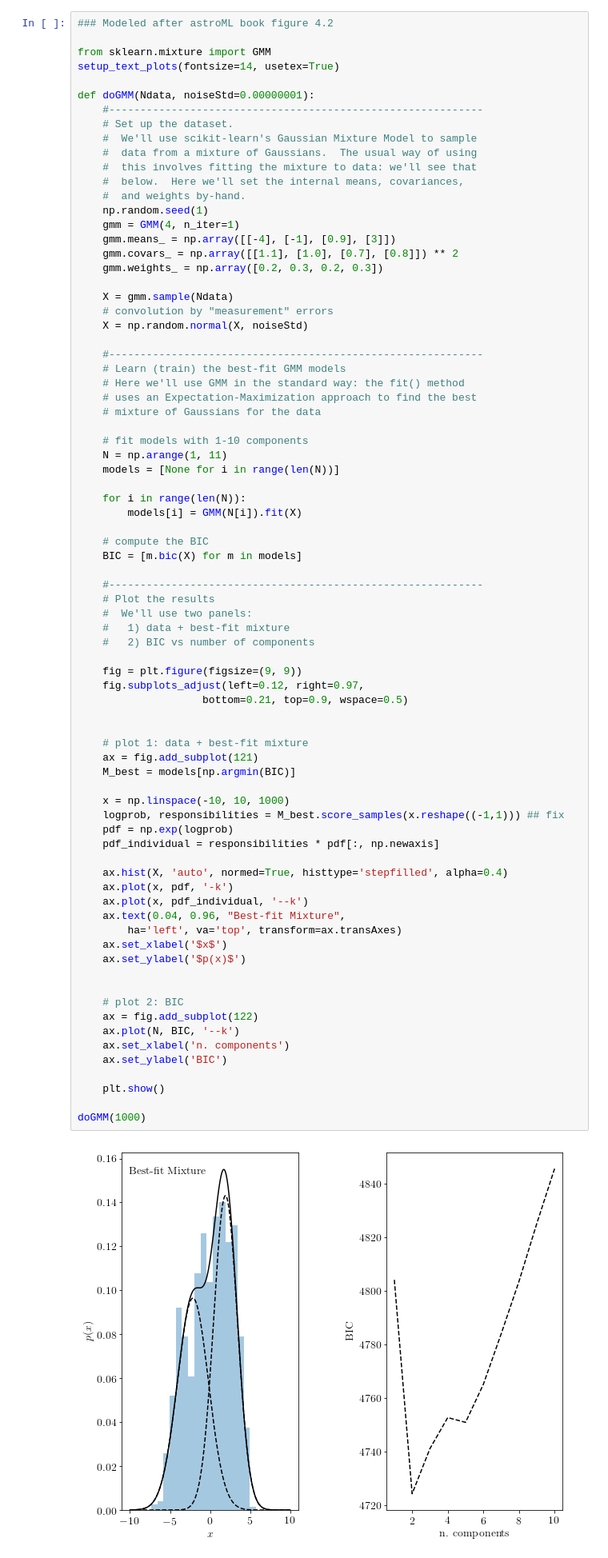
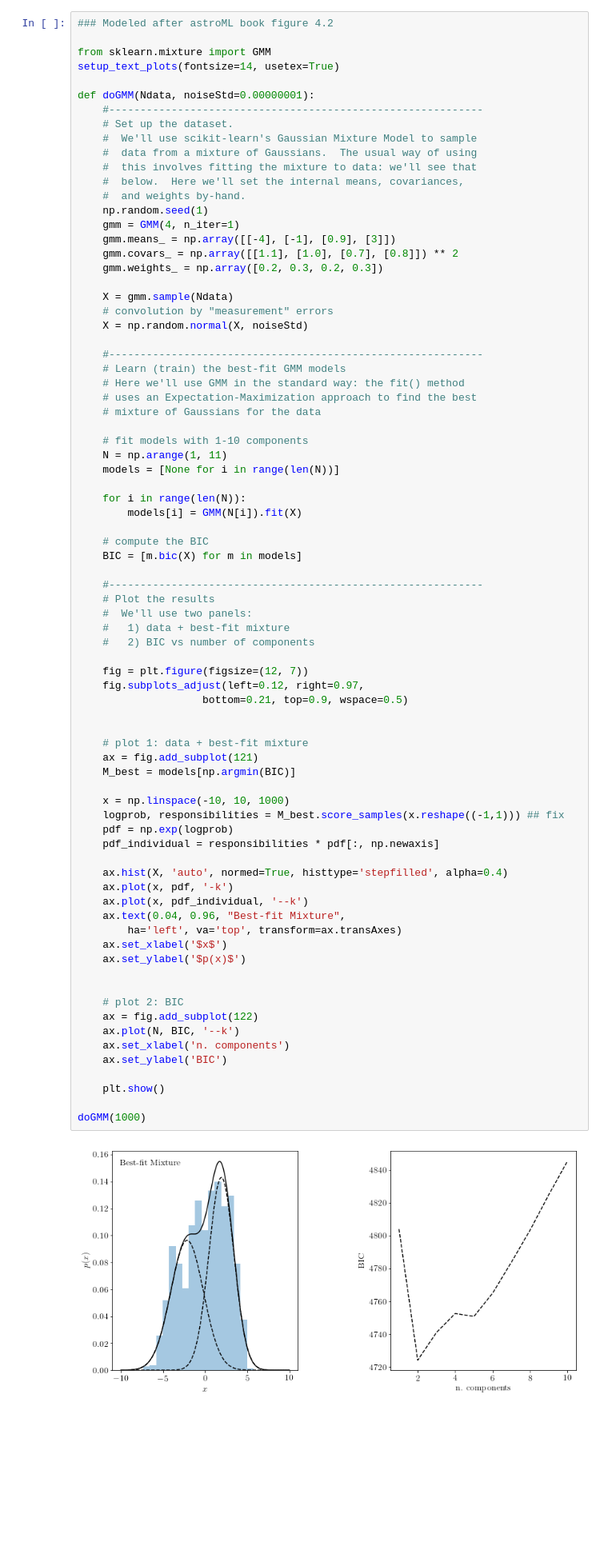
Before and after one commit to Ragadeepika-Pucha/astr-324-s17, a Jupyter notebook: notebooks/Week-5-Thu.ipynb, the cells around one changed output. Shown at 80% size. Cells and saved outputs as stored; diff of their text form; blank space fills up the shorter version.

```diff
--- a/notebooks/Week-5-Thu.ipynb
+++ b/notebooks/Week-5-Thu.ipynb
@@ -719,37 +723,37 @@ def doGMM(Ndata, noiseStd=0.00000001):
     #   1) data + best-fit mixture
     #   2) BIC vs number of components
 
-    fig = plt.figure(figsize=(9, 9))
+    fig = plt.figure(figsize=(12, 7))
     fig.subplots_adjust(left=0.12, right=0.97,
                     bottom=0.21, top=0.9, wspace=0.5)
 
 
     # plot 1: data + best-fit mixture
     ax = fig.add_subplot(121)
     M_best = models[np.argmin(BIC)]
 
     x = np.linspace(-10, 10, 1000)
     logprob, responsibilities = M_best.score_samples(x.reshape((-1,1))) ## fix
     pdf = np.exp(logprob)
     pdf_individual = responsibilities * pdf[:, np.newaxis]
 
     ax.hist(X, 'auto', normed=True, histtype='stepfilled', alpha=0.4)
     ax.plot(x, pdf, '-k')
     ax.plot(x, pdf_individual, '--k')
     ax.text(0.04, 0.96, "Best-fit Mixture",
         ha='left', va='top', transform=ax.transAxes)
     ax.set_xlabel('$x$')
     ax.set_ylabel('$p(x)$')
 
 
     # plot 2: BIC
     ax = fig.add_subplot(122)
     ax.plot(N, BIC, '--k')
     ax.set_xlabel('n. components')
     ax.set_ylabel('BIC')
 
     plt.show()
 
 doGMM(1000)
 # %% [output]
-[figure, old version]
+[figure, new version]
```
Also changed, not shown: parts of 11 cells of this notebook, 2 other files.
